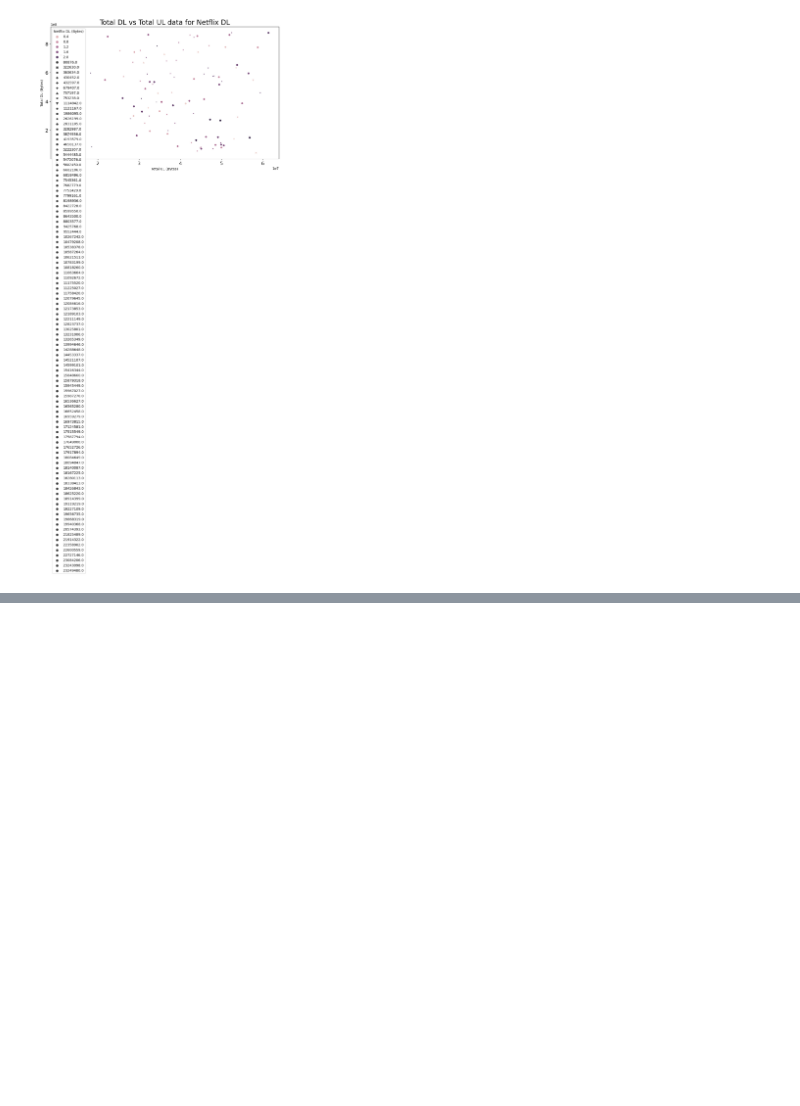
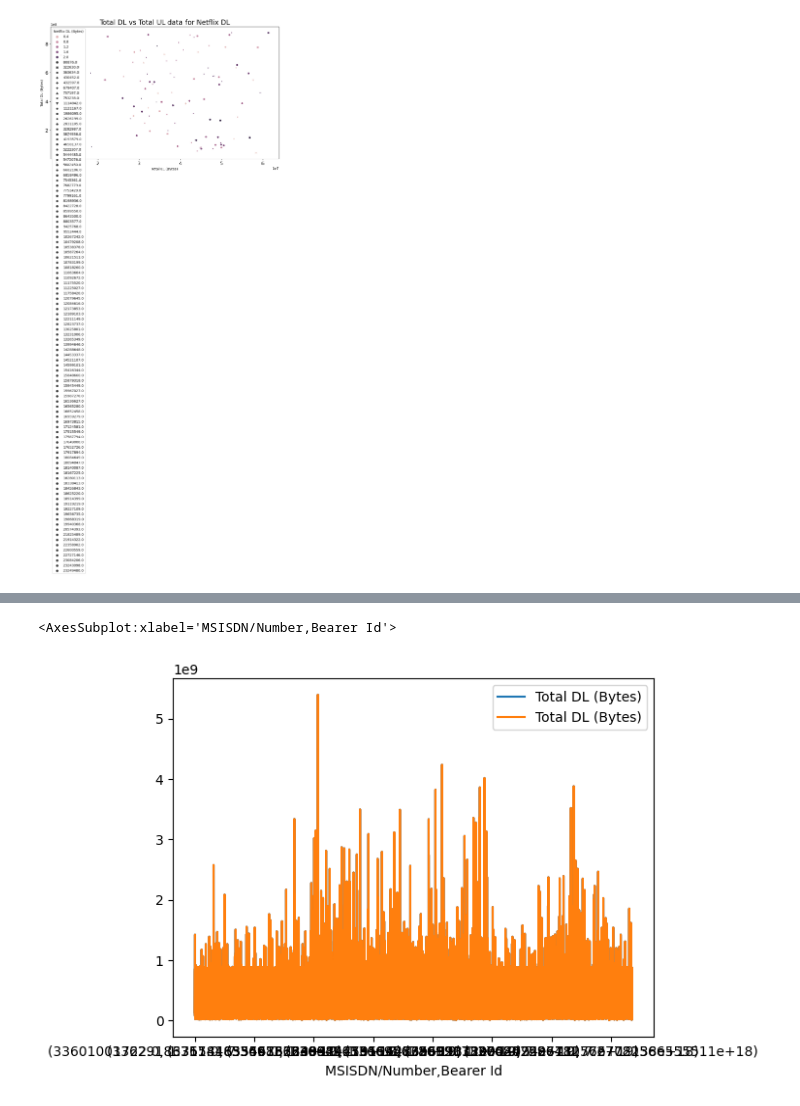
Before and after one commit to BirtukanK/Telecommunication_Industry_analysis, a Jupyter notebook: notebook/EDA_xdr.ipynb, the cells around one changed output, grey strips where cells are left out. Drawn from its saved outputs; the diff is of its cells as text; code cells hidden in the pictures; blank space fills up the shorter version.

```diff
--- a/notebook/EDA_xdr.ipynb
+++ b/notebook/EDA_xdr.ipynb
@@ -456,3 +456,6 @@ plot_scatter(dfExp.head(100), x_col="Total UL (Bytes)", y_col="Total DL (Bytes)"
              style="Netflix DL (Bytes)", title="Total DL vs Total UL data for Netflix DL")
 # %% [output]
 [figure]
+# %%
+total_data = db.groupby(['MSISDN/Number', 'Bearer Id'])['Total DL (Bytes)', 'Total DL (Bytes)'].sum()
+total_data
@@ -458,0 +477,5 @@ plot_scatter(dfExp.head(100), x_col="Total UL (Bytes)", y_col="Total DL (Bytes)"
+# %%
+total_data.plot()
+# %% [output]
+<AxesSubplot:xlabel='MSISDN/Number,Bearer Id'>
+[figure, added]
```
Also changed, not shown: parts of 4 cells of this notebook, 1 other file.
